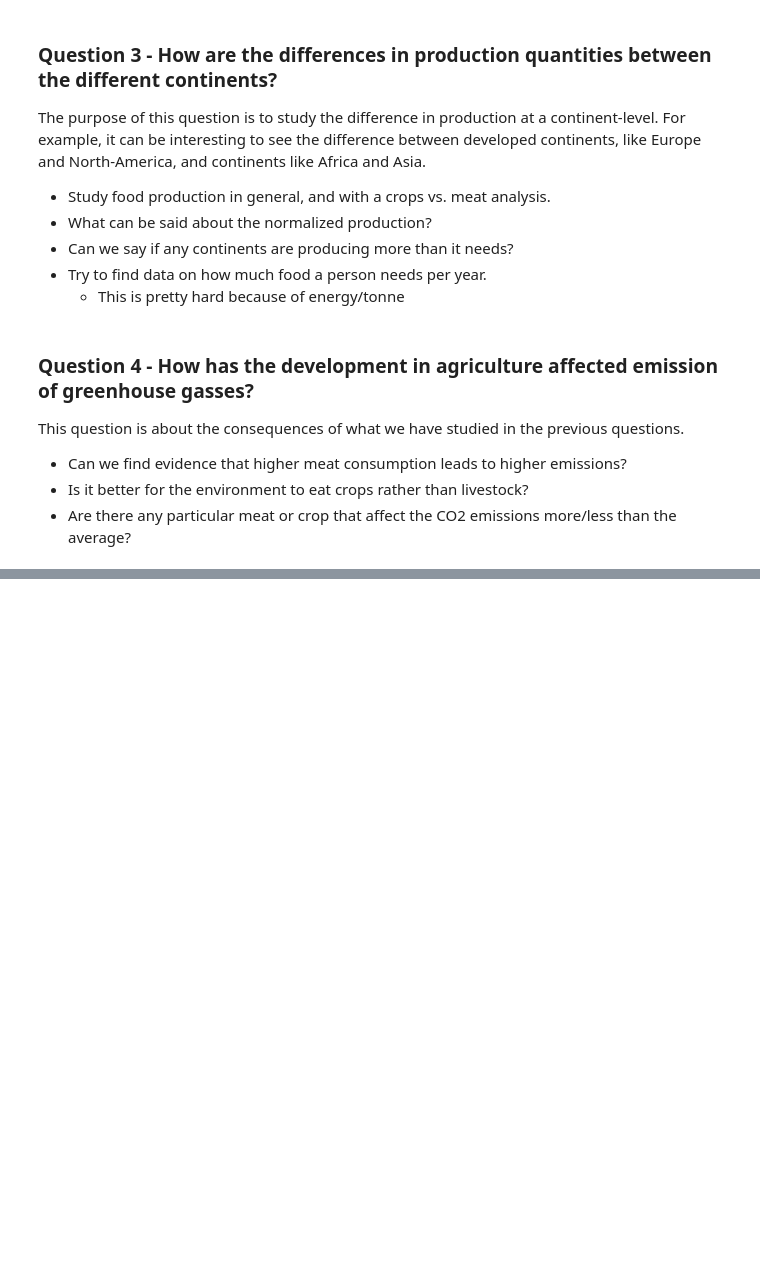
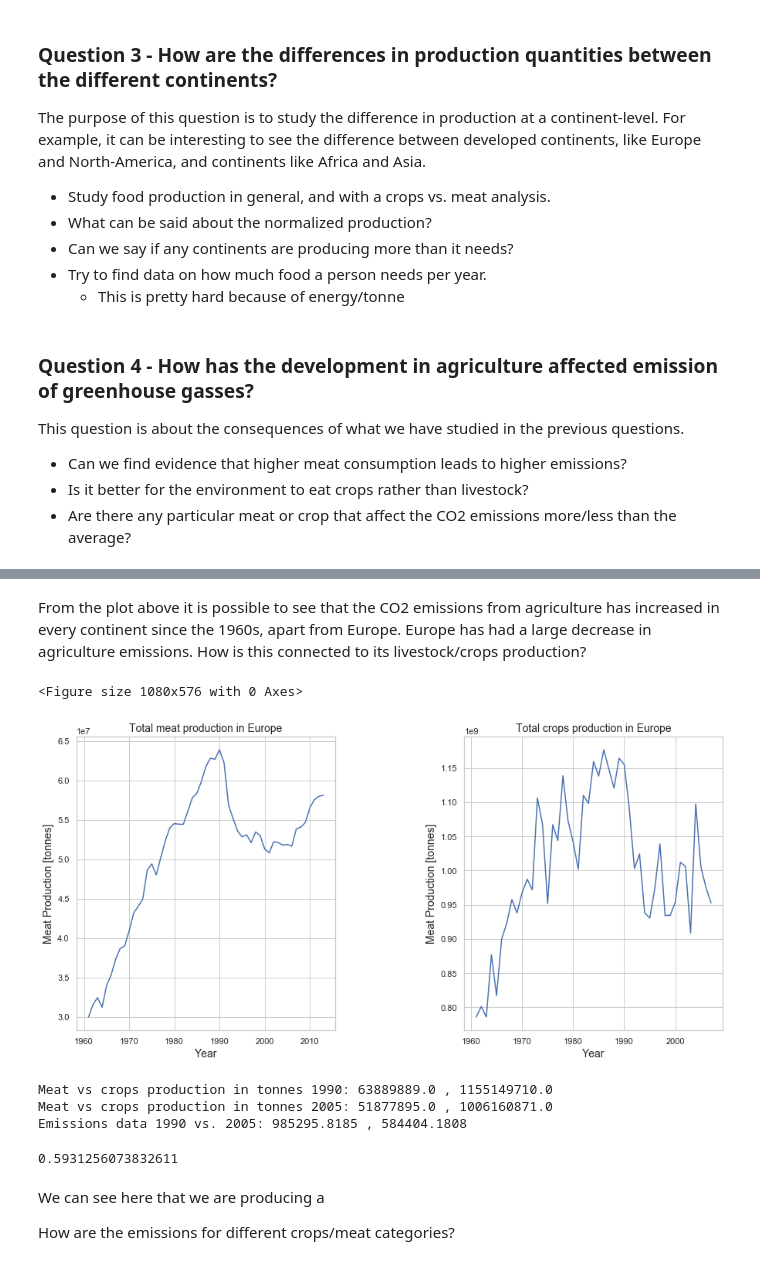
Before and after one commit to theodorhusefest/ADA-2019-project1-sovellettu-tiedon-analysoint, a Jupyter notebook: milestone_3.ipynb, the cells around one changed output, grey strips where cells are left out. Cells and saved outputs as stored; diff of their text form; code cells hidden in the pictures; blank space fills up the shorter version.

```diff
--- a/milestone_3.ipynb
+++ b/milestone_3.ipynb
@@ -223,0 +251,38 @@ This question is about the consequences of what we have studied in the previous
+# %% [markdown]
+From the plot above it is possible to see that the CO2 emissions from agriculture has increased in every continent since the 1960s, apart from Europe. Europe has had a large decrease in agriculture emissions. How is this connected to its livestock/crops production?
+# %%
+crops_yearly = crops_cont.groupby(['Area', 'Year']).agg({'Value':'sum'}).reset_index()
+
+fig = plt.figure(figsize = (15,8))
+plot_crop_livestock(meat_total[meat_total.Area.str.contains('Europe')], crops_yearly[crops_yearly.Area.str.contains('Europe')],
+                    y = 'Value', y_label = 'Meat Production [tonnes]',
+                    title1='Total meat production in Europe', title2='Total crops production in Europe',
+                    subplot = False)
+# %% [output]
+<Figure size 1080x576 with 0 Axes>
+[figure, added]
+# %%
+crops_prod_90 = crops_yearly[crops_yearly.Year == 1990][crops_yearly.Area.str.contains('Europe')].Value.array[0]
+meat_prod_90 = meat_total[meat_total.Year == 1990][meat_total.Area.str.contains('Europe')].Value.array[0]
+emissions_90 = emission_data[emission_data.Year == 1990][emission_data.Area.str.contains('Europe')].Value.array[0]
+
+crops_prod_05 = crops_yearly[crops_yearly.Year == 2005][crops_yearly.Area.str.contains('Europe')].Value.array[0]
+meat_prod_05 = meat_total[meat_total.Year == 2005][meat_total.Area.str.contains('Europe')].Value.array[0]
+emissions_05 = emission_data[emission_data.Year == 2005][emission_data.Area.str.contains('Europe')].Value.array[0]
+
+print("Meat vs crops production in tonnes 1990:", meat_prod_90, ',', crops_prod_90, ". Today we produce")
+print("Meat vs crops production in tonnes 2005:", meat_prod_05, ',', crops_prod_05)
+print("Emissions data 1990 vs. 2005:", emissions_90, ',', emissions_05)
+
+m= 51877895.0/63889889.0
+c= 1006160871.0/1155149710.0
+e= 584404.1808/985295.8185
+# %% [output]
+Meat vs crops production in tonnes 1990: 63889889.0 , 1155149710.0
+Meat vs crops production in tonnes 2005: 51877895.0 , 1006160871.0
+Emissions data 1990 vs. 2005: 985295.8185 , 584404.1808
+0.5931256073832611
+# %% [markdown]
+We can see here that we are producing a
+
+How are the emissions for different crops/meat categories?
```
Also changed, not shown: parts of 7 cells of this notebook, 4 other files.
